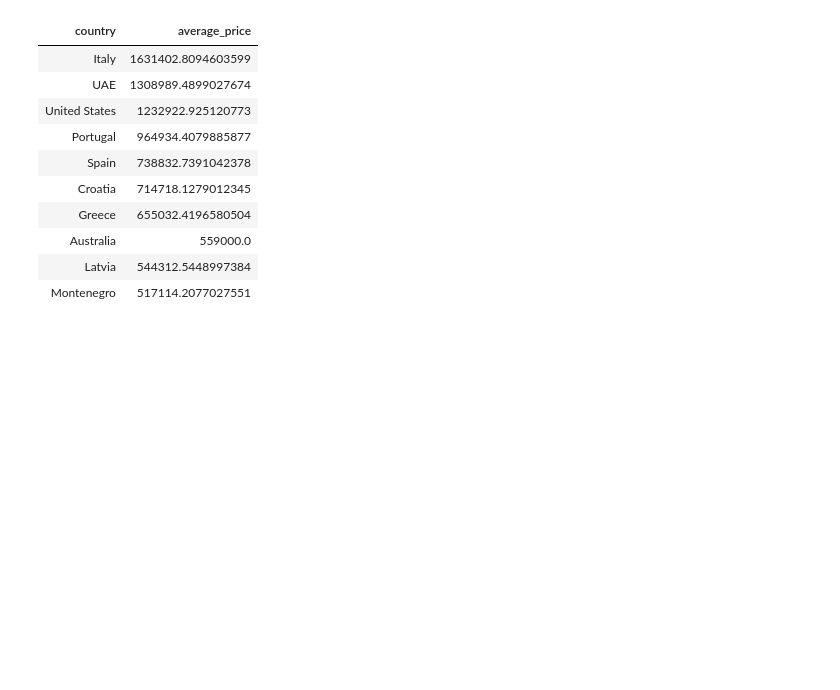
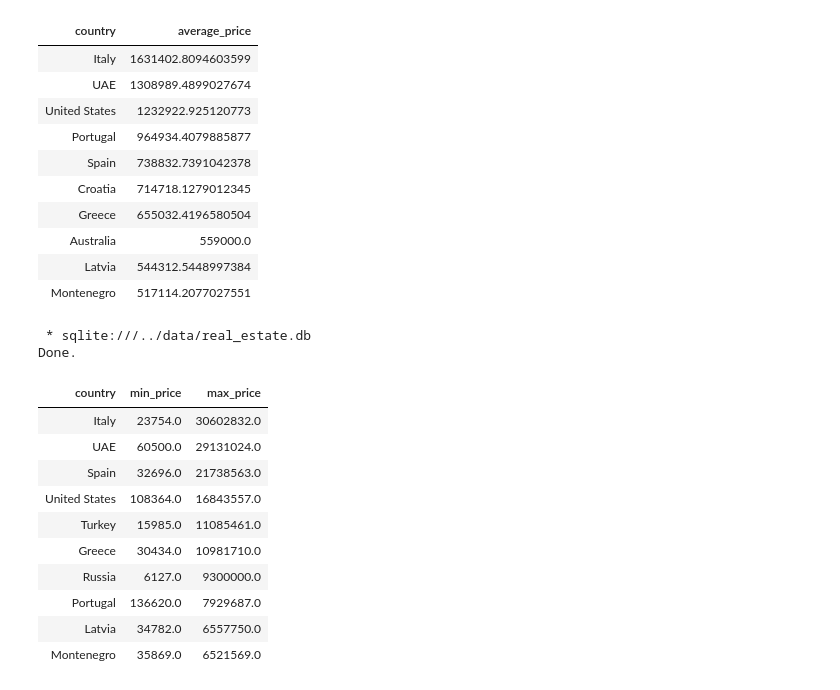
Before and after one commit to clia7/Data_Analytics_Journey, a Jupyter notebook: 05_Real_Estate_Case_Study/notebooks/04_Real_Estate_SQL.ipynb, the cells around one changed output. Cells and saved outputs as stored; diff of their text form; code cells hidden in the pictures; blank space fills up the shorter version.

```diff
--- a/05_Real_Estate_Case_Study/notebooks/04_Real_Estate_SQL.ipynb
+++ b/05_Real_Estate_Case_Study/notebooks/04_Real_Estate_SQL.ipynb
@@ -354,3 +354,29 @@ Done.
 | Australia | 559000.0 |
 | Latvia | 544312.5448997384 |
 | Montenegro | 517114.2077027551 |
+# %%
+%%sql
+
+SELECT
+    country,
+    MIN(price_in_USD) AS min_price,
+    MAX(price_in_USD) AS max_price
+FROM real_estate
+WHERE price_in_USD > 0
+GROUP BY country
+ORDER BY max_price DESC
+LIMIT 10;
+# %% [output]
+ * sqlite:///../data/real_estate.db
+Done.
+| country | min_price | max_price |
+| Italy | 23754.0 | 30602832.0 |
+| UAE | 60500.0 | 29131024.0 |
+| Spain | 32696.0 | 21738563.0 |
+| United States | 108364.0 | 16843557.0 |
+| Turkey | 15985.0 | 11085461.0 |
+| Greece | 30434.0 | 10981710.0 |
+| Russia | 6127.0 | 9300000.0 |
+| Portugal | 136620.0 | 7929687.0 |
+| Latvia | 34782.0 | 6557750.0 |
+| Montenegro | 35869.0 | 6521569.0 |
```
Also changed, not shown: parts of 1 cell of this notebook.
